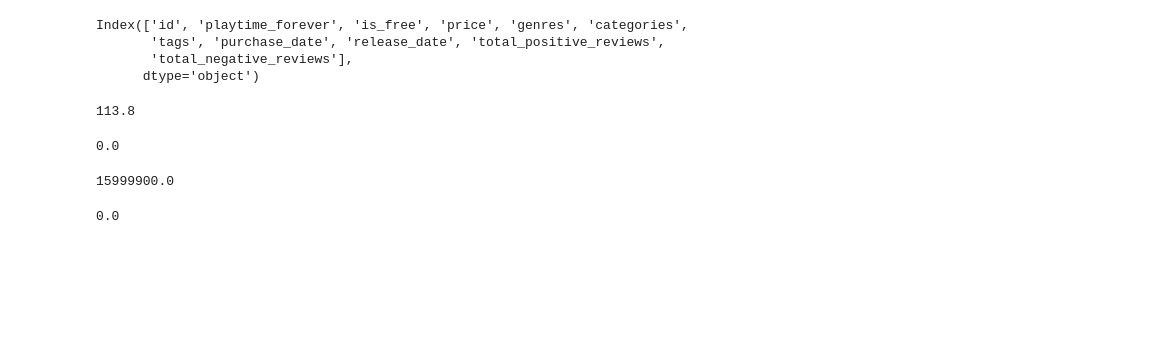
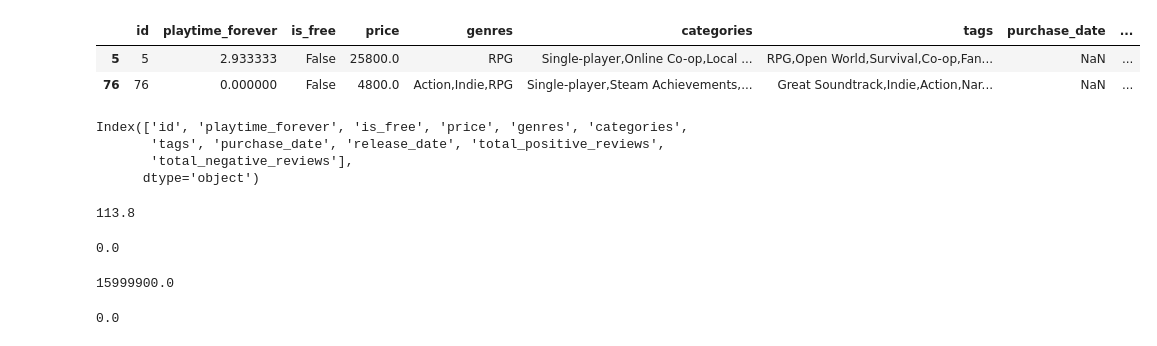
Before and after one commit to Hjyheart/MSBD5001-In-Class-Kaggle, a Jupyter notebook: Scripts/clean data.ipynb, the cells around one changed output. Cells and saved outputs as stored; diff of their text form; code cells hidden in the pictures; blank space fills up the shorter version.

```diff
--- a/Scripts/clean data.ipynb
+++ b/Scripts/clean data.ipynb
@@ -13,4 +13,4 @@ from sklearn.ensemble import RandomForestRegressor
 from datetime import timedelta
 # %%
 df = pd.read_csv('../Data/train.csv')
-df.drop([5, 76], inplace=True)
+# df.drop([5, 76], inplace=True)
@@ -38,3 +17,9 @@ df
+# %%
+df.iloc[[5, 76]]
+# %% [output]
+|  | id | playtime_forever | is_free | price | genres | categories | tags | purchase_date | ... |
+| 5 | 5 | 2.933333 | False | 25800.0 | RPG | Single-player,Online Co-op,Local ... | RPG,Open World,Survival,Co-op,Fan... | NaN | ... |
+| 76 | 76 | 0.000000 | False | 4800.0 | Action,Indie,RPG | Single-player,Steam Achievements,... | Great Soundtrack,Indie,Action,Nar... | NaN | ... |
 # %%
 df.columns
 # %% [output]
```
Also changed, not shown: parts of 10 cells of this notebook, 1 other file.
